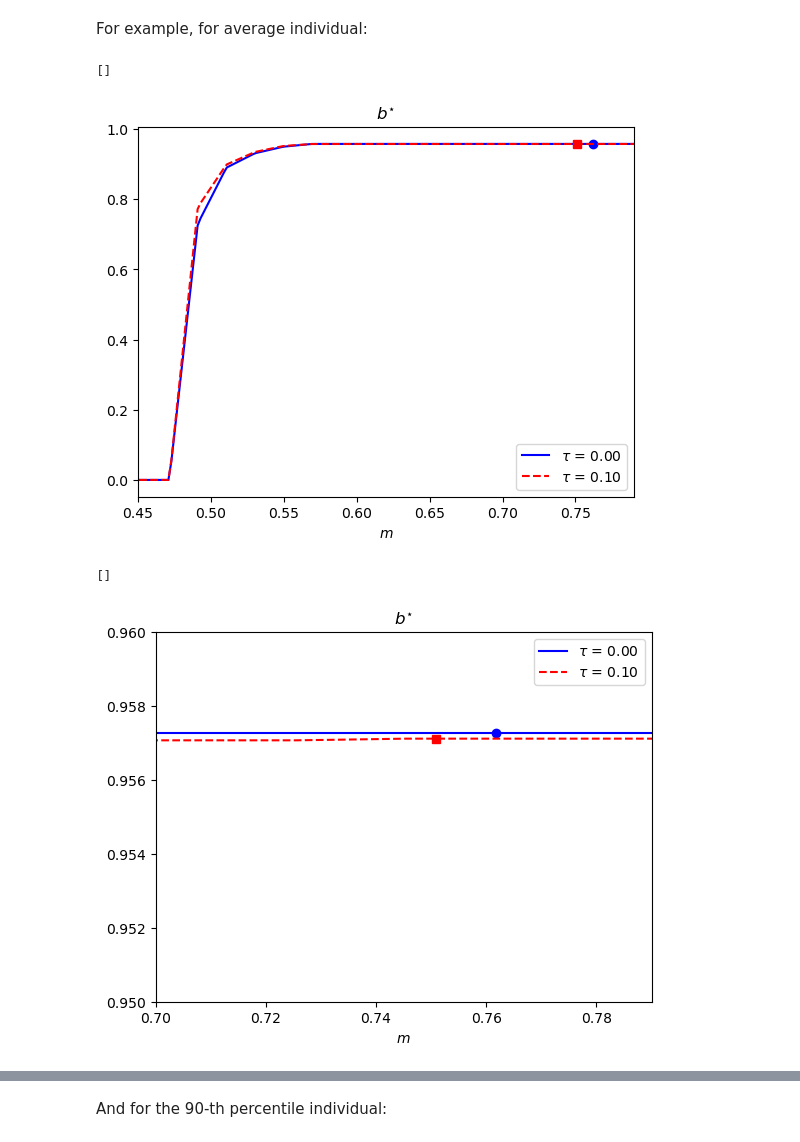
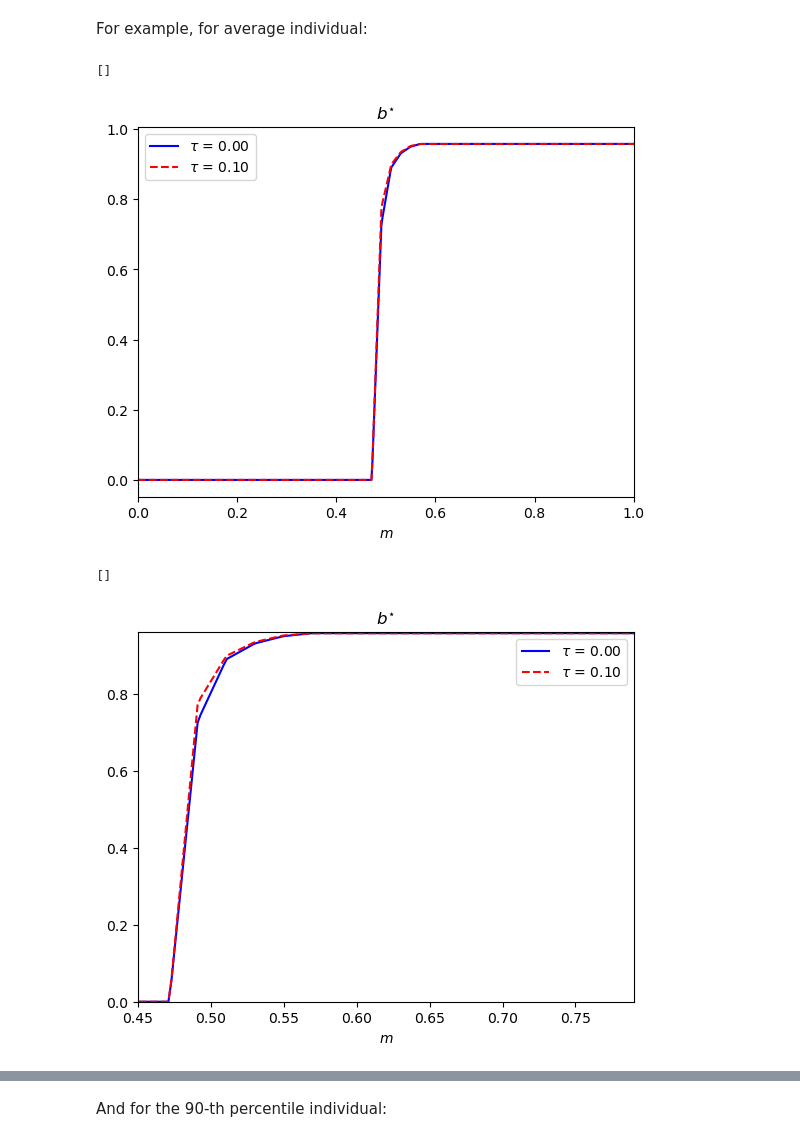
Before and after one commit to phantomachine/csm, a Jupyter notebook: python/compare_steadystates_policies-v2.ipynb, the cells around one changed output, grey strips where cells are left out. Drawn from its saved outputs; the diff is of its cells as text; code cells hidden in the pictures.

```diff
--- a/python/compare_steadystates_policies-v2.ipynb
+++ b/python/compare_steadystates_policies-v2.ipynb
@@ -259,7 +261,7 @@ for experiment in τ_index_experiments:
 # %% [markdown]
 ## Policy functions and inflation
 # %%
-def ShowPolicy(policies, mi, key="b", elasticity=False, show_means=True,
+def ShowPolicy(policies, mi, key="b", elasticity=False, show_means=False,
                x_limits=[0.45, 0.55], y_limits=None):
     """For DM-conditional distribution"""
     plt.figure()
@@ -293,7 +295,7 @@ def ShowPolicy(policies, mi, key="b", elasticity=False, show_means=True,
 
 
 def ShowPolicy_CM(policies, mi, key="l", elasticity=False, show_means=True,
-                   x_limits=[0.45, 0.55], y_limits=None):
+                   x_limits=[0.45, 0.55], y_limits=None,):
     """For unconditional distribution  - all agents in DM and CM"""
     plt.figure()
     for idx_experiment, tau in enumerate(policies["tau"]):
@@ -377,18 +454,18 @@ ShowPolicy_CM(policies, m, key="l", x_limits=[0.0, 1.0]);
 For example, for average individual:
 # %%
 # Show for relevant domain of SME m-outcomes
-plt = ShowPolicy(policies, m, key="b", x_limits=[0.45, 0.79])
+plt = ShowPolicy(policies, m, key="b", x_limits=[0.0, 1.00])
 plt.plot()
 # %% [output]
 []
-[figure, old version]
+[figure, new version]
 # %%
 # Zoom in same pic
 # Show for relevant domain of SME m-outcomes
 plt = ShowPolicy(policies, m, key="b",
-                 x_limits=[0.70, 0.79],
-                 y_limits=[0.95, 0.96])
+                 x_limits=[0.45, 0.79],
+                 y_limits=[0.00, 0.96])
 plt.plot()
 # %% [output]
 []
-[figure, old version]
+[figure, new version]
```
Also changed, not shown: parts of 15 cells of this notebook.
